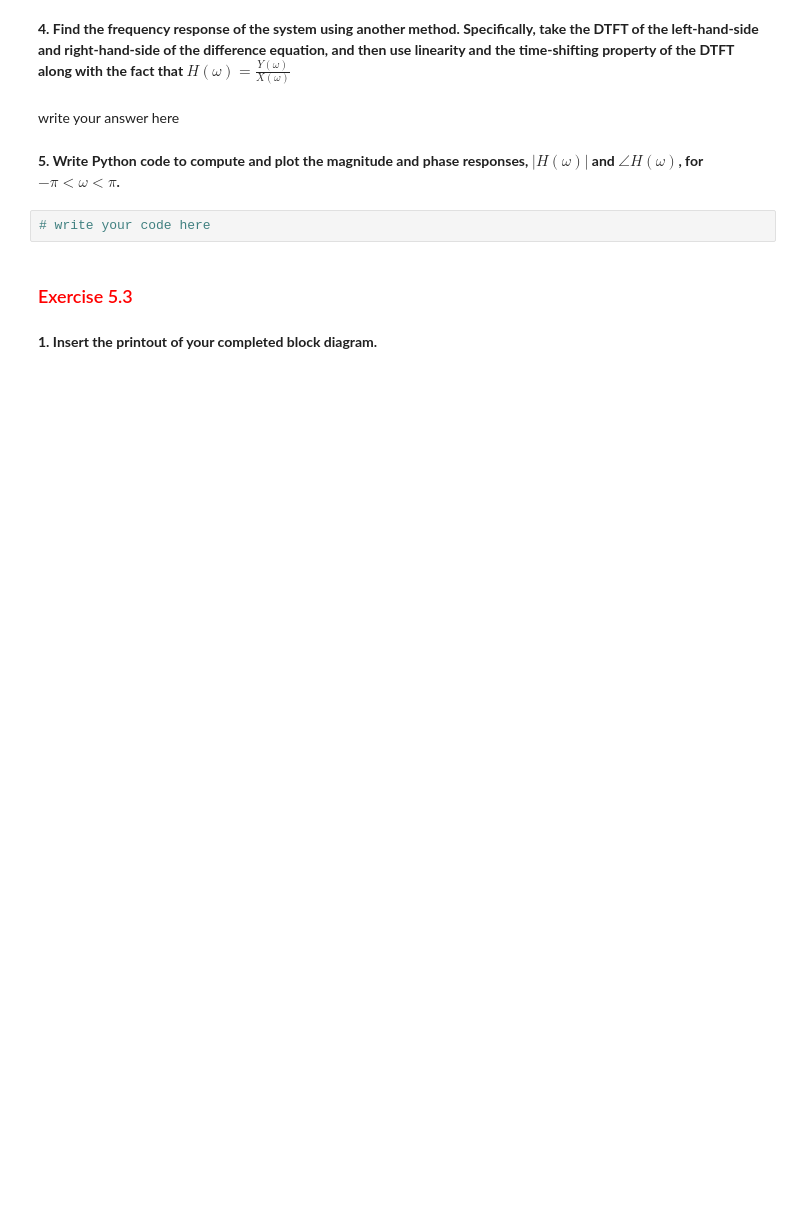
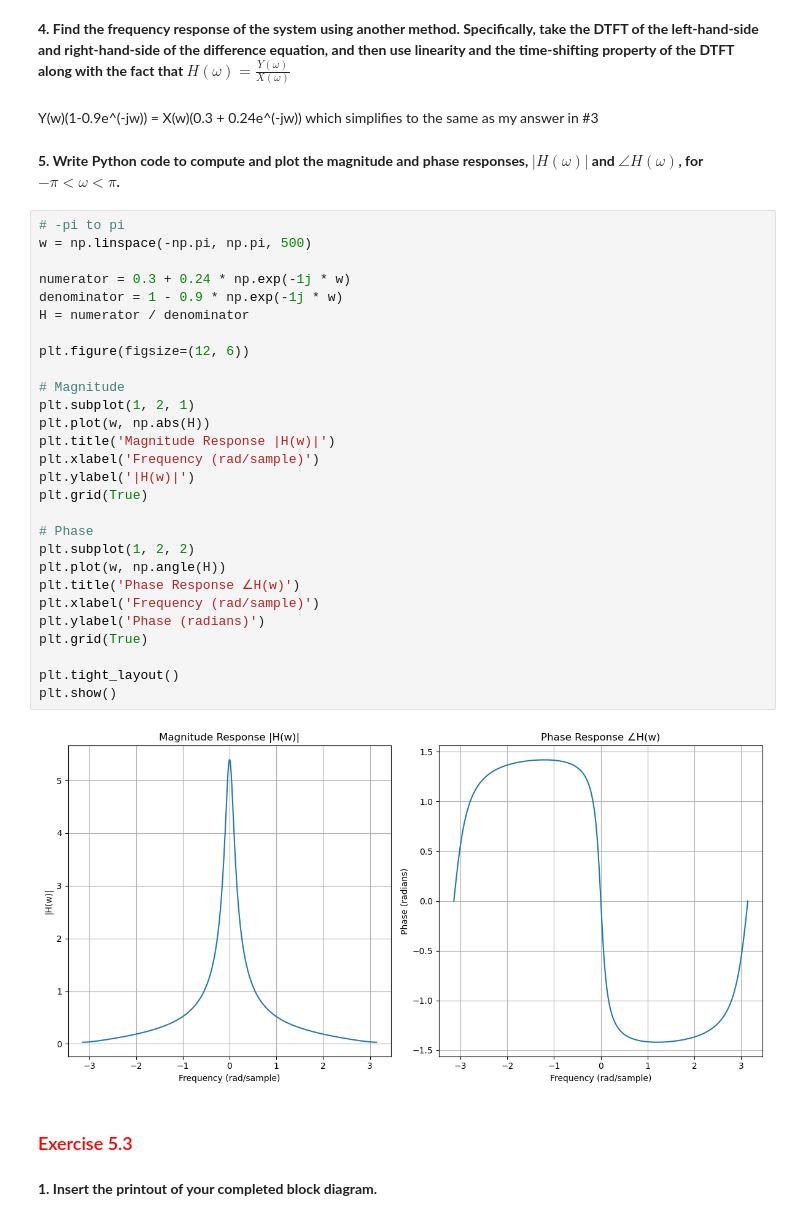
Before and after one commit to 2024Fall-Purdue-ECE438-Lab-demos/lab3-frequency-analysis-jakestulgate, a Jupyter notebook: lab03_final_report.ipynb, the cells around one changed output. Saved outputs shown, nothing was run; the diff lists cells and outputs as text; blank space fills up the shorter version.

```diff
--- a/lab03_final_report.ipynb
+++ b/lab03_final_report.ipynb
@@ -168,11 +300,40 @@ write your answer here
 # %% [markdown]
 **4. Find the frequency response of the system using another method. Specifically, take the DTFT of the left-hand-side and right-hand-side of the difference equation, and then use linearity and the time-shifting property of the DTFT along with the fact that $H(\omega)=\frac{Y(\omega)}{X(\omega)}$**
-# %% [markdown]
-write your answer here
+# %% [markdown]
+Y(w)(1-0.9e^(-jw)) = X(w)(0.3 + 0.24e^(-jw))
+which simplifies to the same as my answer in #3
 # %% [markdown]
 **5. Write Python code to compute and plot the magnitude and phase responses, $|H(\omega)|$ and $\angle H(\omega)$, for $-\pi<\omega<\pi$.**
-# %%
-# write your code here
+# %%
+# -pi to pi
+w = np.linspace(-np.pi, np.pi, 500)
+
+numerator = 0.3 + 0.24 * np.exp(-1j * w)
+denominator = 1 - 0.9 * np.exp(-1j * w)
+H = numerator / denominator
+
+plt.figure(figsize=(12, 6))
+
+# Magnitude
+plt.subplot(1, 2, 1)
+plt.plot(w, np.abs(H))
+plt.title('Magnitude Response |H(w)|')
+plt.xlabel('Frequency (rad/sample)')
+plt.ylabel('|H(w)|')
+plt.grid(True)
+
+# Phase
+plt.subplot(1, 2, 2)
+plt.plot(w, np.angle(H))
+plt.title('Phase Response ∠H(w)')
+plt.xlabel('Frequency (rad/sample)')
+plt.ylabel('Phase (radians)')
+plt.grid(True)
+
+plt.tight_layout()
+plt.show()
+# %% [output]
+[figure, added]
 # %% [markdown]
 <h3 style="color:red;"><left>Exercise 5.3</left></h3>
 # %% [markdown]
```
Also changed, not shown: parts of 37 cells of this notebook, 17 other files.
